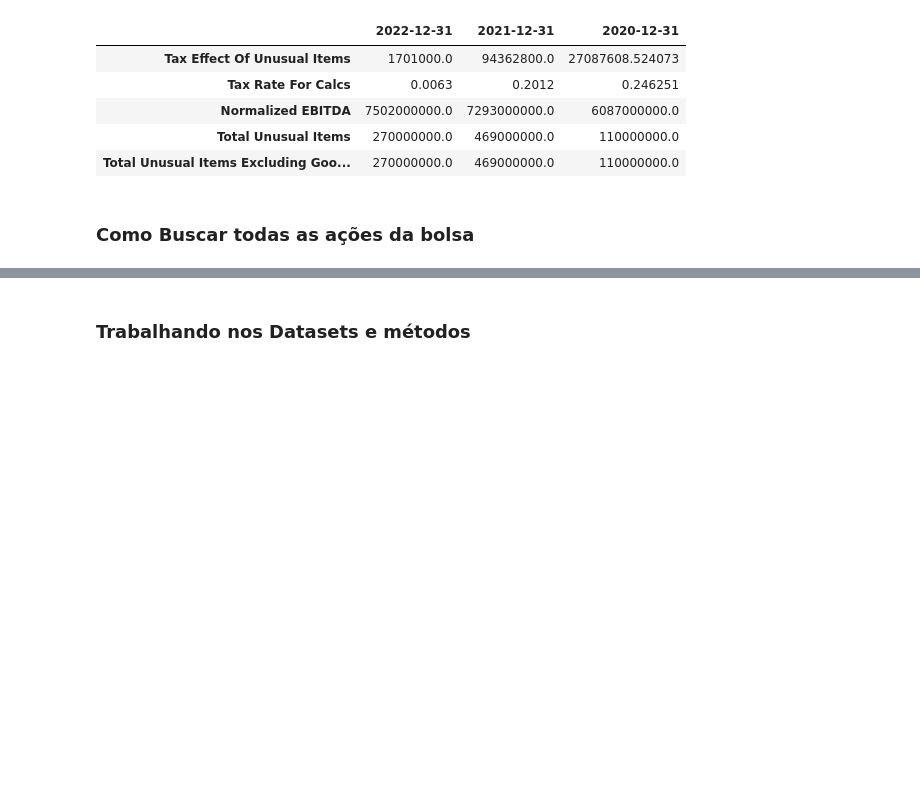
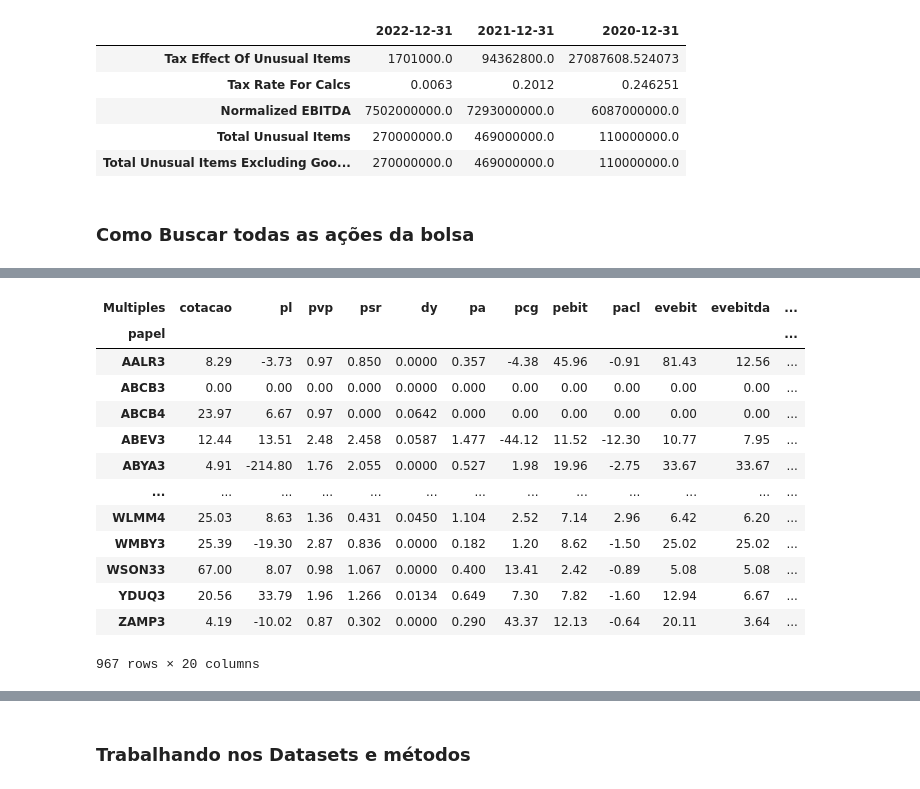
Before and after one commit to vitormiracca/DataEngineer-FinancialData, a Jupyter notebook: ExploracaoInicial/Mercado_Financeiro/ACOES/exp_acao.ipynb, the cells around one changed output, grey strips where cells are left out. Saved outputs shown, nothing was run; the diff lists cells and outputs as text; code cells hidden in the pictures; blank space fills up the shorter version.

```diff
--- a/ExploracaoInicial/Mercado_Financeiro/ACOES/exp_acao.ipynb
+++ b/ExploracaoInicial/Mercado_Financeiro/ACOES/exp_acao.ipynb
@@ -271,0 +287,17 @@ Lista de ações (apeans ações) (1032)
+# %%
+fund.get_resultado()
+# %% [output]
+| Multiples | cotacao | pl | pvp | psr | dy | pa | pcg | pebit | pacl | evebit | evebitda | ... |
+| papel |  |  |  |  |  |  |  |  |  |  |  | ... |
+| AALR3 | 8.29 | -3.73 | 0.97 | 0.850 | 0.0000 | 0.357 | -4.38 | 45.96 | -0.91 | 81.43 | 12.56 | ... |
+| ABCB3 | 0.00 | 0.00 | 0.00 | 0.000 | 0.0000 | 0.000 | 0.00 | 0.00 | 0.00 | 0.00 | 0.00 | ... |
+| ABCB4 | 23.97 | 6.67 | 0.97 | 0.000 | 0.0642 | 0.000 | 0.00 | 0.00 | 0.00 | 0.00 | 0.00 | ... |
+| ABEV3 | 12.44 | 13.51 | 2.48 | 2.458 | 0.0587 | 1.477 | -44.12 | 11.52 | -12.30 | 10.77 | 7.95 | ... |
+| ABYA3 | 4.91 | -214.80 | 1.76 | 2.055 | 0.0000 | 0.527 | 1.98 | 19.96 | -2.75 | 33.67 | 33.67 | ... |
+| ... | ... | ... | ... | ... | ... | ... | ... | ... | ... | ... | ... | ... |
+| WLMM4 | 25.03 | 8.63 | 1.36 | 0.431 | 0.0450 | 1.104 | 2.52 | 7.14 | 2.96 | 6.42 | 6.20 | ... |
+| WMBY3 | 25.39 | -19.30 | 2.87 | 0.836 | 0.0000 | 0.182 | 1.20 | 8.62 | -1.50 | 25.02 | 25.02 | ... |
+| WSON33 | 67.00 | 8.07 | 0.98 | 1.067 | 0.0000 | 0.400 | 13.41 | 2.42 | -0.89 | 5.08 | 5.08 | ... |
+| YDUQ3 | 20.56 | 33.79 | 1.96 | 1.266 | 0.0134 | 0.649 | 7.30 | 7.82 | -1.60 | 12.94 | 6.67 | ... |
+| ZAMP3 | 4.19 | -10.02 | 0.87 | 0.302 | 0.0000 | 0.290 | 43.37 | 12.13 | -0.64 | 20.11 | 3.64 | ... |
+967 rows × 20 columns
```
Also changed, not shown: parts of 27 cells of this notebook, 2 other files.
